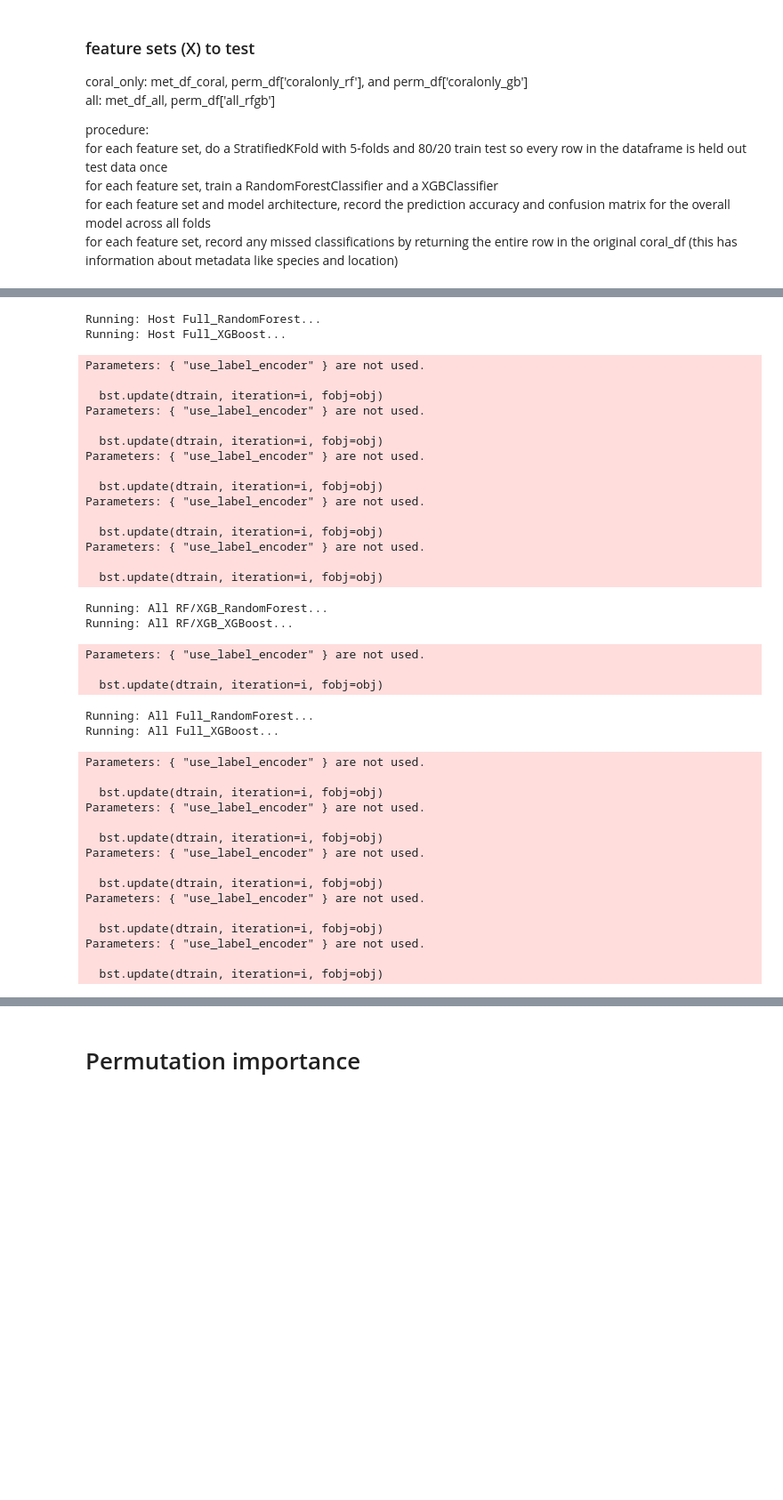
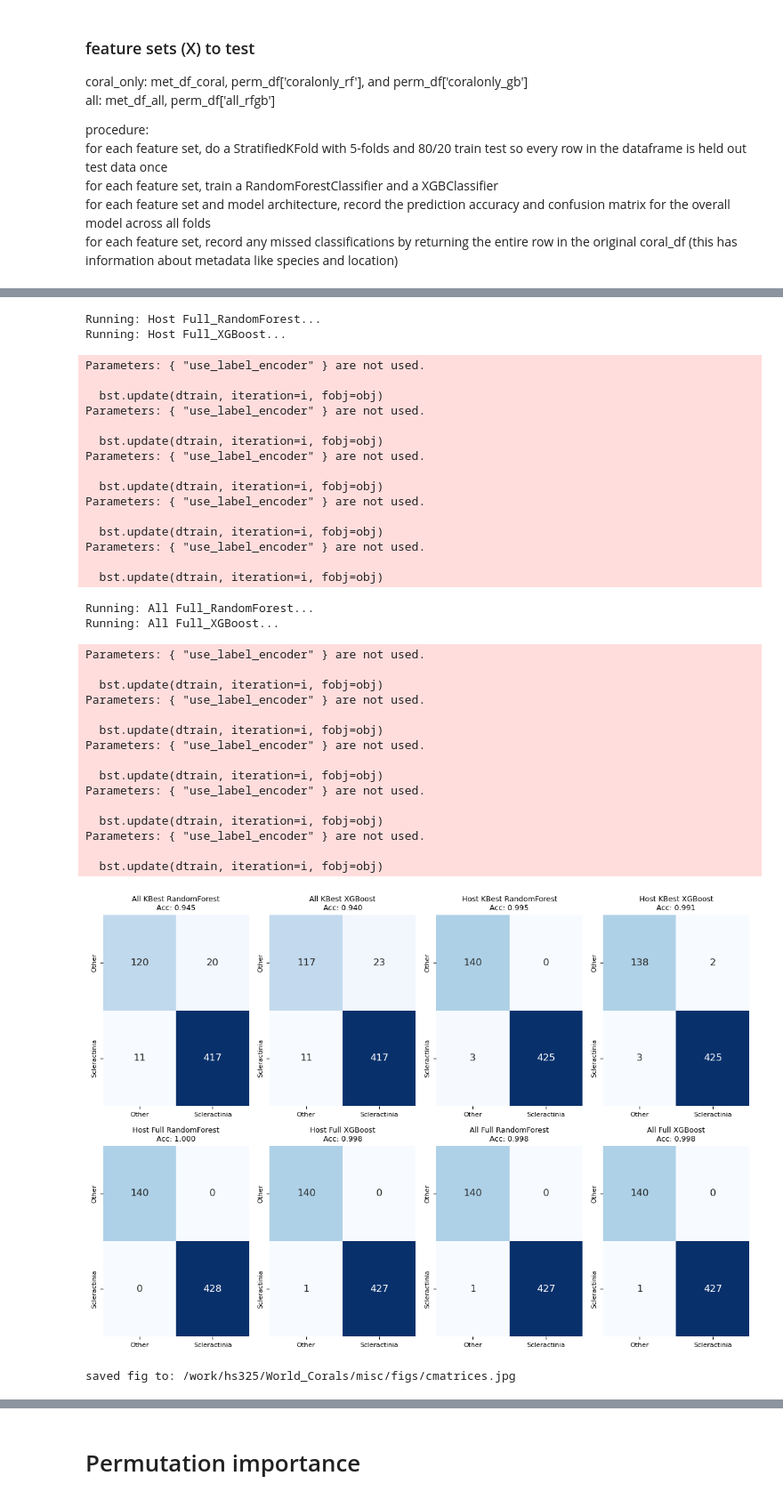
Before and after one commit to wsnowacek/World_Corals, a Jupyter notebook: machine_learning/perm_importance.ipynb, the cells around one changed output, grey strips where cells are left out. Shown at 89% size. Cells and saved outputs as stored; diff of their text form; code cells hidden in the pictures; blank space fills up the shorter version.

```diff
--- a/machine_learning/perm_importance.ipynb
+++ b/machine_learning/perm_importance.ipynb
@@ -167,7 +160,7 @@ from sklearn.model_selection import cross_val_predict
 
 n_total_runs = len(scenarios) * len(models_to_run)
 # Set figure for slide dimensions
-fig, axes = plt.subplots(2, 5, figsize=(11.5, 8))
+fig, axes = plt.subplots(2, 4, figsize=(11.5, 8))
 axes = axes.flatten()
 plot_idx = 0
 
@@ -207,7 +200,7 @@ for s_name, feat_list in scenarios.items():
 
         plot_idx += 1
 
-# Delete any unused subplots if runs < 10
+# Delete any unused subplots if runs < desired #
 for i in range(plot_idx, len(axes)):
     fig.delaxes(axes[i])
 
@@ -233,42 +223,39 @@ Running: Host XGB_XGBoost...
 Parameters: { "use_label_encoder" } are not used.
 
   bst.update(dtrain, iteration=i, fobj=obj)
 Running: Host Full_RandomForest...
 Running: Host Full_XGBoost...
 Parameters: { "use_label_encoder" } are not used.
 
   bst.update(dtrain, iteration=i, fobj=obj)
 Parameters: { "use_label_encoder" } are not used.
 
   bst.update(dtrain, iteration=i, fobj=obj)
 Parameters: { "use_label_encoder" } are not used.
 
   bst.update(dtrain, iteration=i, fobj=obj)
 Parameters: { "use_label_encoder" } are not used.
 
   bst.update(dtrain, iteration=i, fobj=obj)
 Parameters: { "use_label_encoder" } are not used.
 
   bst.update(dtrain, iteration=i, fobj=obj)
-Running: All RF/XGB_RandomForest...
-Running: All RF/XGB_XGBoost...
+Running: All Full_RandomForest...
+Running: All Full_XGBoost...
 Parameters: { "use_label_encoder" } are not used.
 
   bst.update(dtrain, iteration=i, fobj=obj)
+Parameters: { "use_label_encoder" } are not used.
+
+  bst.update(dtrain, iteration=i, fobj=obj)
+Parameters: { "use_label_encoder" } are not used.
+
+  bst.update(dtrain, iteration=i, fobj=obj)
+Parameters: { "use_label_encoder" } are not used.
+
+  bst.update(dtrain, iteration=i, fobj=obj)
+Parameters: { "use_label_encoder" } are not used.
+
+  bst.update(dtrain, iteration=i, fobj=obj)
+[figure, new version]
-Running: All Full_RandomForest...
-Running: All Full_XGBoost...
+saved fig to: /work/hs325/World_Corals/misc/figs/cmatrices.jpg
-Parameters: { "use_label_encoder" } are not used.
-
-  bst.update(dtrain, iteration=i, fobj=obj)
-Parameters: { "use_label_encoder" } are not used.
-
-  bst.update(dtrain, iteration=i, fobj=obj)
-Parameters: { "use_label_encoder" } are not used.
-
-  bst.update(dtrain, iteration=i, fobj=obj)
-Parameters: { "use_label_encoder" } are not used.
-
-  bst.update(dtrain, iteration=i, fobj=obj)
-Parameters: { "use_label_encoder" } are not used.
-
-  bst.update(dtrain, iteration=i, fobj=obj)
```
Also changed, not shown: parts of 8 cells of this notebook, 9 other files.
